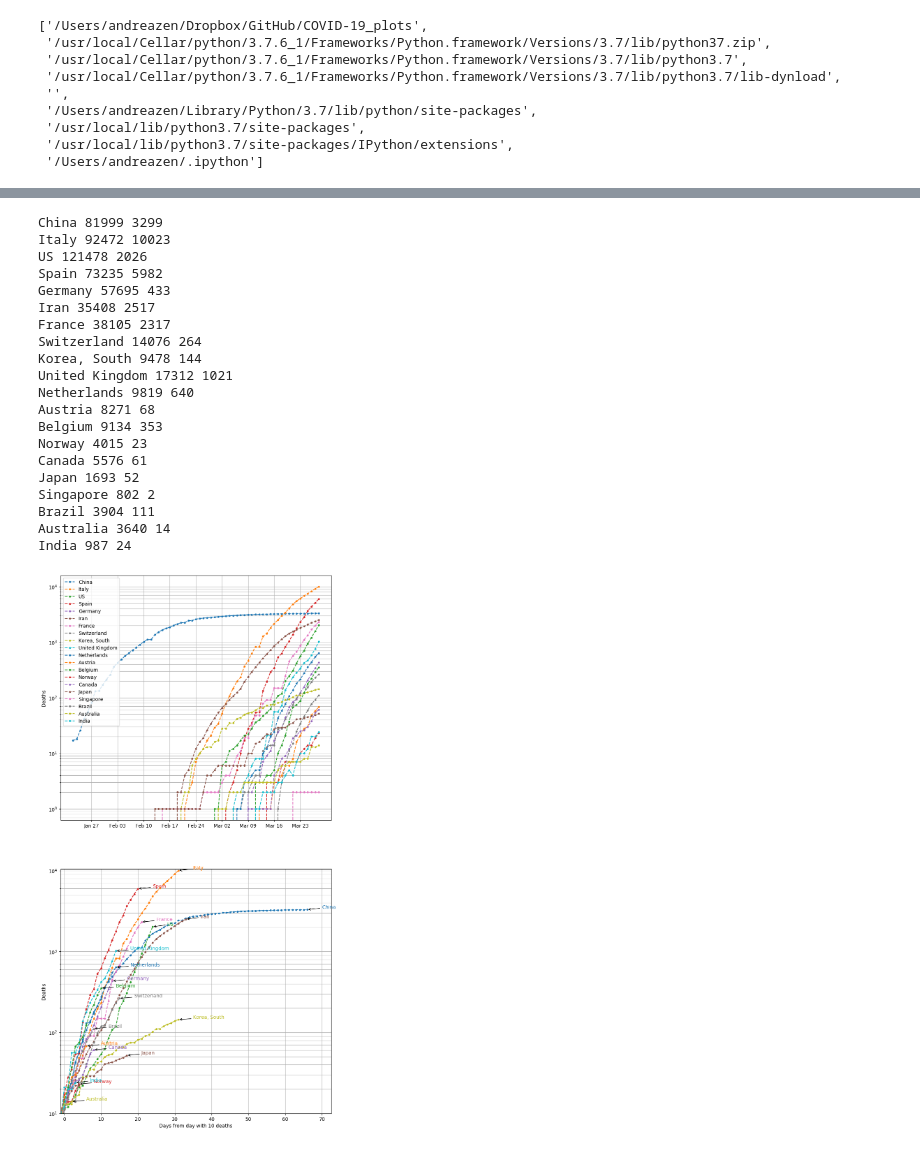
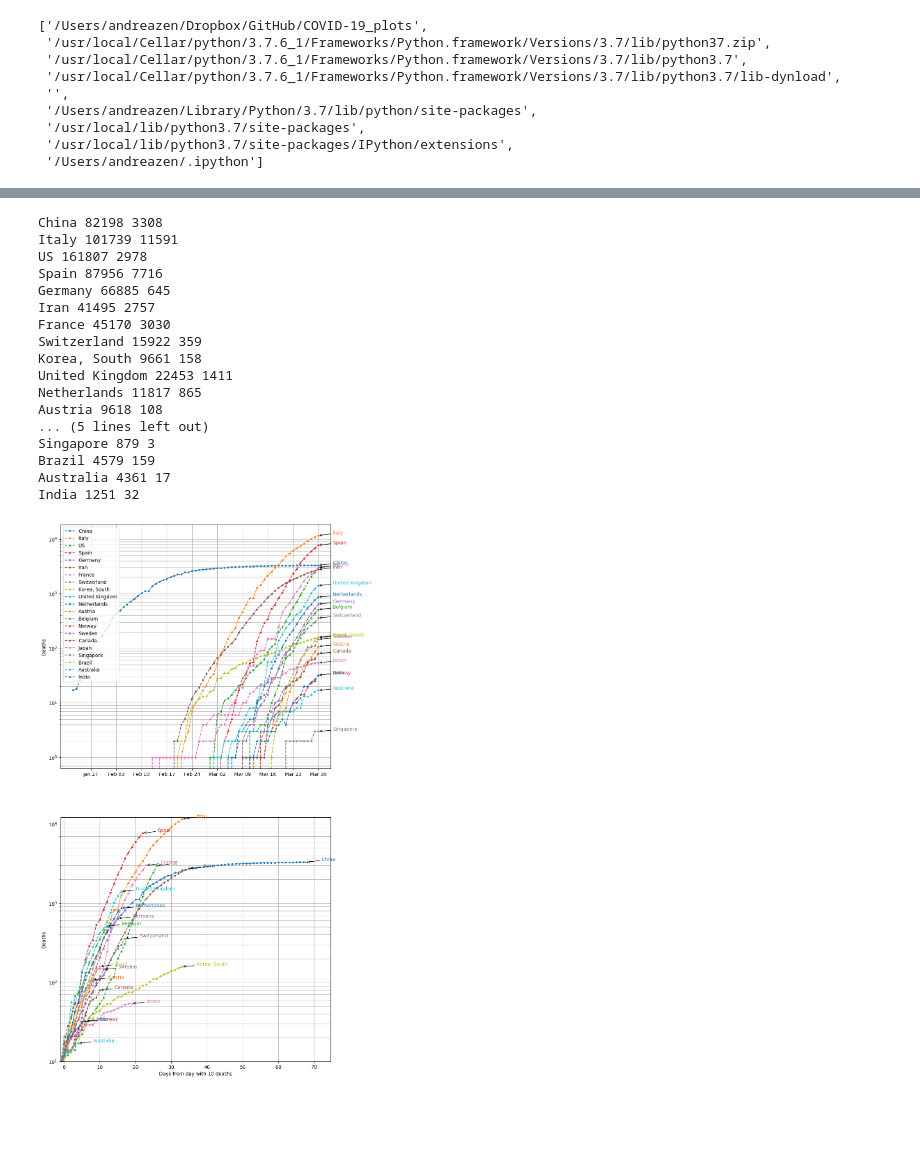
Before and after one commit to zenandrea/COVID-19_plots, a Jupyter notebook: plot_world.ipynb, the cells around one changed output, grey strips where cells are left out. Cells and saved outputs as stored; diff of their text form; code cells hidden in the pictures; blank space fills up the shorter version.

```diff
--- a/plot_world.ipynb
+++ b/plot_world.ipynb
@@ -297,12 +298,12 @@ for name in lista:
     ii = np.logical_and( xn>1 , yn>1 )
     #print( len(xn[ii]) , len(yn[ii]) )
     ax[1].plot( xn[ii] , yn[ii],
-             marker = 'o',
+             marker = '.',
              linestyle = ':',
              label = name )
     ax[1].set_xlabel('Confirmed')
     ax[1].set_ylabel('Deaths')
-    ax[1].annotate( name, (xn[-1],yn[-1]), rotation=0 )
+    ax[1].annotate( name, (xn[-1],yn[-1]), rotation=45 )
 
 xlin = np.linspace( xmin, xmax )
 for an in range(6):
@@ -381,6 +498,7 @@ lista.append('Netherlands')
 lista.append('Austria')
 lista.append('Belgium')
 lista.append('Norway')
+lista.append('Sweden')
 lista.append('Canada')
 
 lista.append('Japan')
@@ -401,6 +519,13 @@ for n, name in enumerate(lista):
     ax[0].plot(x, yd,
              marker = '.', linestyle = '--', color = cn,
              label = name )
+    ax[0].annotate(name,
+                       xy=( x[-1], yd[-1] ), xycoords='data',
+                       #xytext=(0.8, 0.8-n*0.02), textcoords='axes fraction',
+                       xytext=(30, 10), textcoords='offset points',
+                       arrowprops=dict(facecolor='black',arrowstyle="->"),
+                       horizontalalignment='left', verticalalignment='top', color=cn)
+
     xmax = max( xmax, max(y) )
     # same plot with delay
     try:
@@ -423,54 +548,51 @@ for n, name in enumerate(lista):
 
 
 start = 5; step = 7
 #ax[0].set_xlabel('')
 ax[0].set_ylabel('Deaths')
 ax[0].set_xticks(x[start::step])
 ax[0].set_xticklabels(fxticks[start::step])
 ax[0].legend(loc='best')
 
 ax[1].set_xlabel('Days from day with {} deaths'.format(deaths_xzero) )
 ax[1].set_ylabel('Deaths')
 ax[1].set_xlim( left=-1 )
 ax[1].set_ylim( bottom=deaths_xzero )
 #ax[1].set_xscale('log')
 #ax[1].legend()
 
 for i in range(2):
     #ax[i].set_xticks(x[start::step])
     #ax[i].set_xticklabels(fxticks[start::step])
     #ax[i].set_xticklabels([])
     #ax[i].set_xticks(xticks, minor=True)
     ax[i].grid(True, 'both')
     #ax[i].set_xlim(right=1e4)
     #ax[i].set_xscale('log')
     #ax[i].set_ylim(top=1e4)
     ax[i].set_yscale('log')
 
 
 plt.savefig('plot_world_deaths.png')
 # %% [output]
-China 81999 3299
-Italy 92472 10023
-US 121478 2026
-Spain 73235 5982
-Germany 57695 433
-Iran 35408 2517
-France 38105 2317
-Switzerland 14076 264
-Korea, South 9478 144
-United Kingdom 17312 1021
-Netherlands 9819 640
-Austria 8271 68
-Belgium 9134 353
-Norway 4015 23
-Canada 5576 61
-Japan 1693 52
-Singapore 802 2
-Brazil 3904 111
-Australia 3640 14
-India 987 24
+China 82198 3308
+Italy 101739 11591
+US 161807 2978
+Spain 87956 7716
+Germany 66885 645
+Iran 41495 2757
+France 45170 3030
+Switzerland 15922 359
+Korea, South 9661 158
+United Kingdom 22453 1411
+Netherlands 11817 865
+Austria 9618 108
+... (5 lines left out)
+Singapore 879 3
+Brazil 4579 159
+Australia 4361 17
+India 1251 32
-[figure, old version]
+[figure, new version]
 # %%
 %matplotlib inline
 ##%matplotlib
```
Also changed, not shown: parts of 10 cells of this notebook, 5 other files.
